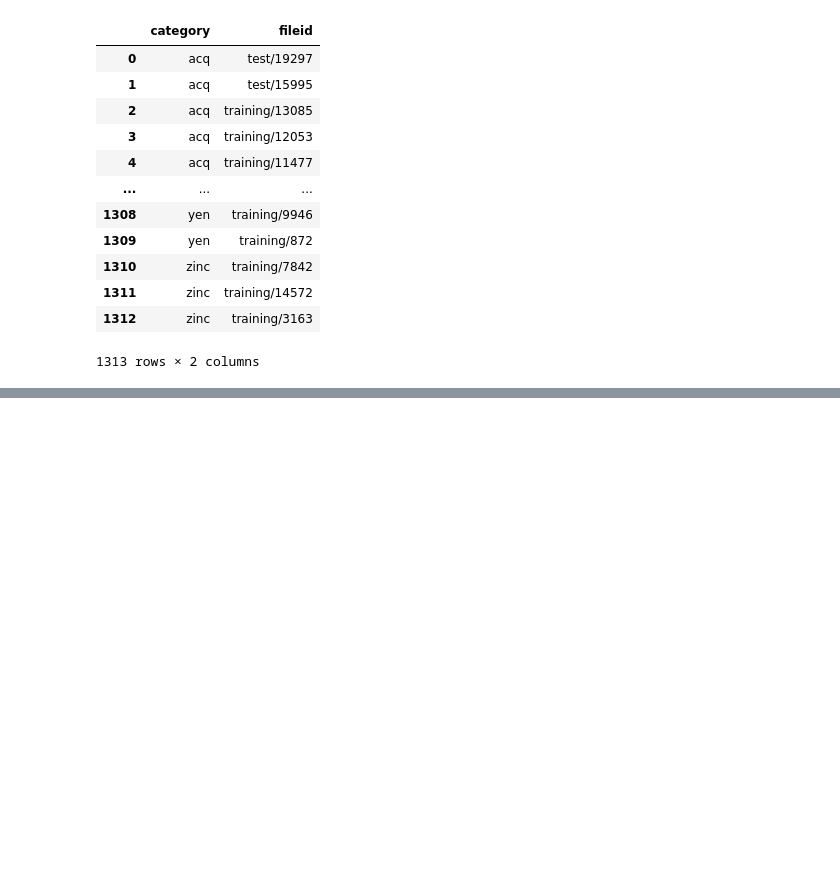
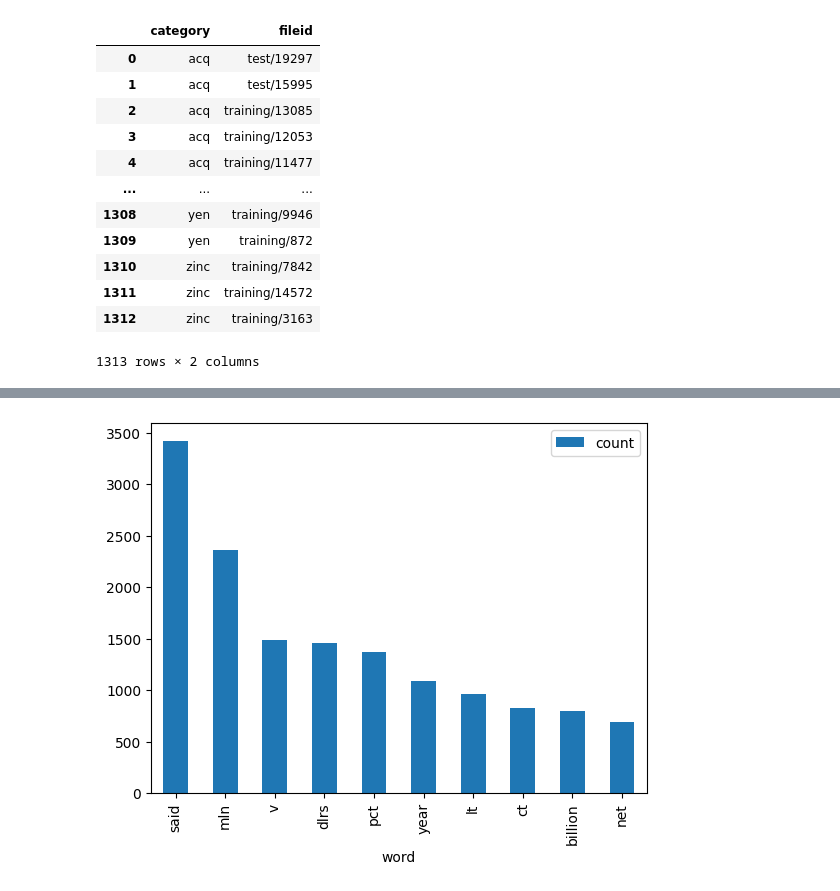
Before and after one commit to e-hokage777/eskalate-ml-interview-solution, a Jupyter notebook: main.ipynb, the cells around one changed output, grey strips where cells are left out. Cells and saved outputs as stored; diff of their text form; code cells hidden in the pictures; blank space fills up the shorter version.

```diff
--- a/main.ipynb
+++ b/main.ipynb
@@ -156,0 +163,11 @@ plt.show()
+# %%
+## getting top 10 frequent words
+full_word_corpus = np.hstack(df["text_tokenized"])
+words,counts = np.unique(full_word_corpus, return_counts=True)
+
+word_count_df = pd.DataFrame({"word": words, "count":counts}).sort_values("count", ascending=False)
+top_10_words = word_count_df.iloc[:10]
+top_10_words.set_index("word").plot.bar()
+plt.show()
+# %% [output]
+[figure, added]
```
Also changed, not shown: parts of 14 cells of this notebook, 1 other file.
